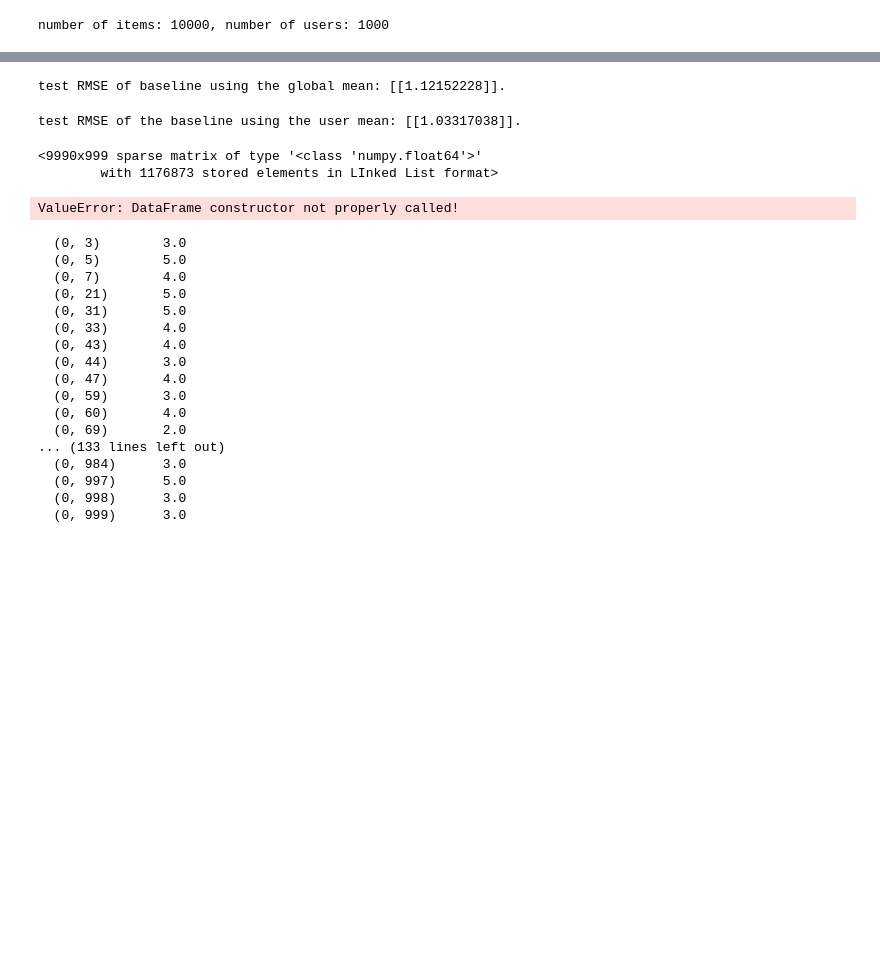
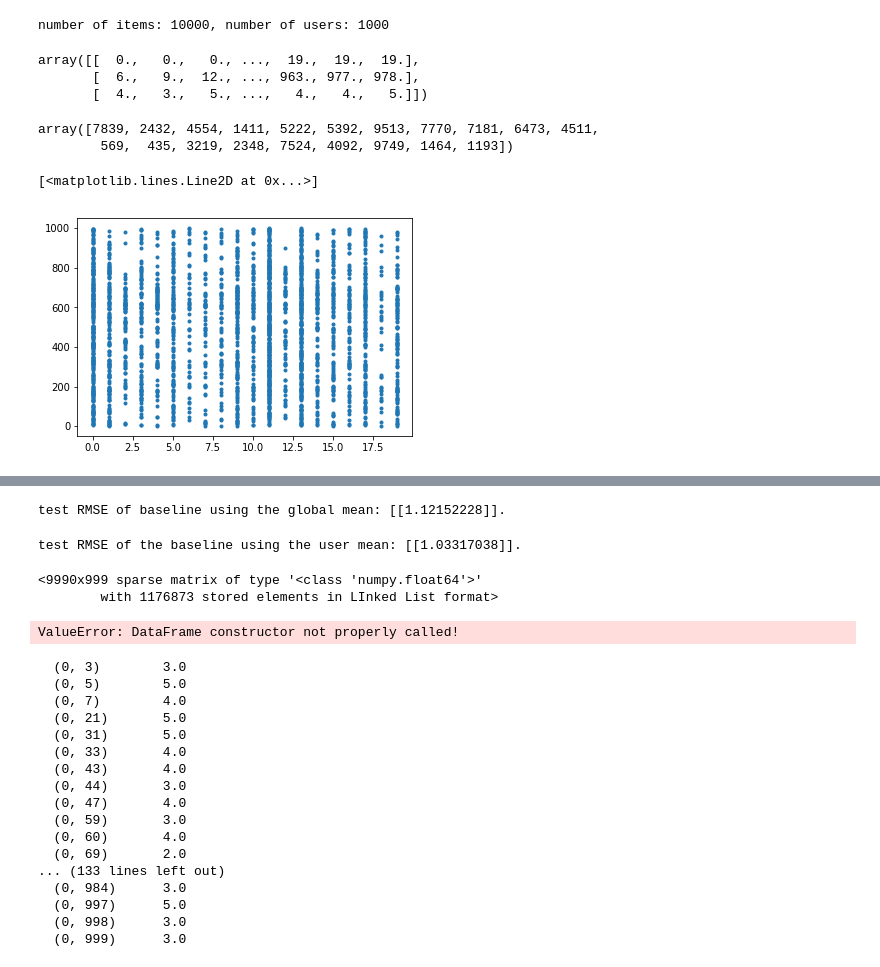
Before and after one commit to BYOBToBBQ/ml_project_2, a Jupyter notebook: copy_of_exercise10_for_our_dataset.ipynb, the cells around one changed output, grey strips where cells are left out. Drawn from its saved outputs; the diff is of its cells as text; code cells hidden in the pictures; blank space fills up the shorter version.

```diff
--- a/copy_of_exercise10_for_our_dataset.ipynb
+++ b/copy_of_exercise10_for_our_dataset.ipynb
@@ -17,0 +27,23 @@ number of items: 10000, number of users: 1000
+# %%
+user_subset = np.random.randint(0,high=10000,size=20)
+user_ratings=ratings[user_subset,:]
+#top1 = X[:,X[2,:]==2]
+#X_ = top1
+elements = user_ratings.nonzero()
+rates = user_ratings[elements].toarray()
+X_ = np.r_[elements, rates]
+X_
+# %% [output]
+array([[  0.,   0.,   0., ...,  19.,  19.,  19.],
+       [  6.,   9.,  12., ..., 963., 977., 978.],
+       [  4.,   3.,   5., ...,   4.,   4.,   5.]])
+# %%
+user_subset
+# %% [output]
+array([7839, 2432, 4554, 1411, 5222, 5392, 9513, 7770, 7181, 6473, 4511,
+        569,  435, 3219, 2348, 7524, 4092, 9749, 1464, 1193])
+# %%
+plt.plot(X_[0,:], X_[1,:], '.')
+# %% [output]
+[<matplotlib.lines.Line2D at 0x...>]
+[figure, added]
```
Also changed, not shown: parts of 13 cells of this notebook, 1 other file.
